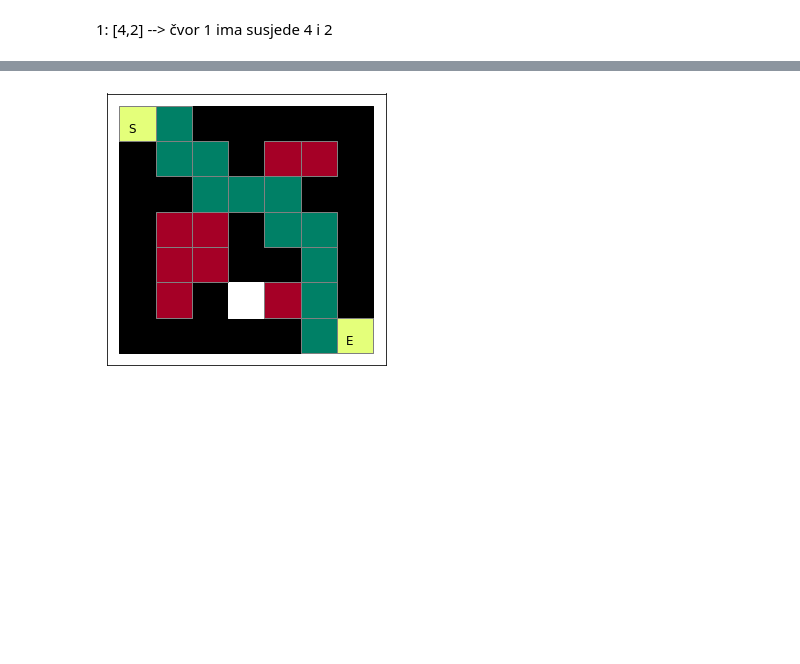
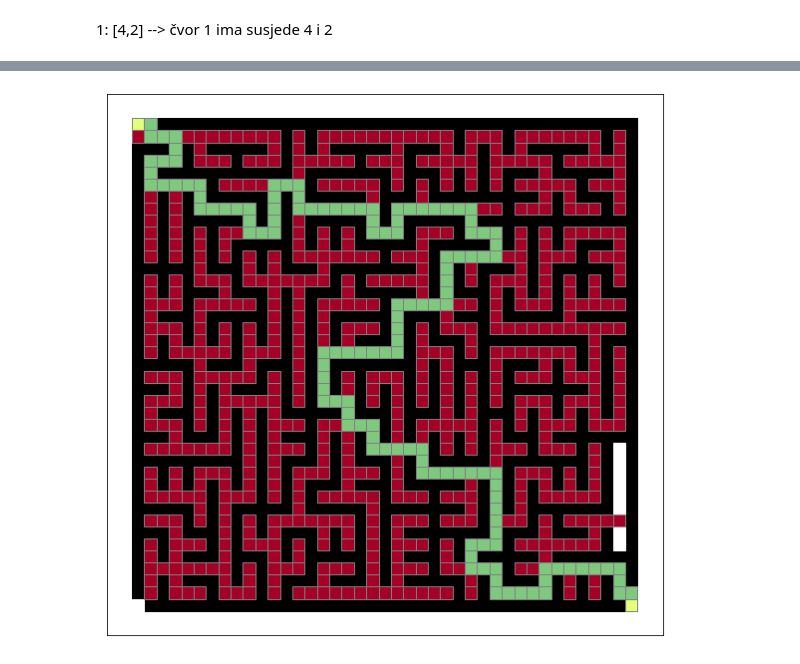
Before and after one commit to lornovak/MS-esej1, a Jupyter notebook: Esej 1..ipynb, the cells around one changed output, grey strips where cells are left out. Drawn from its saved outputs; the diff is of its cells as text; code cells hidden in the pictures; blank space fills up the shorter version.

```diff
--- a/Esej 1..ipynb
+++ b/Esej 1..ipynb
@@ -540,7 +597,24 @@ Na ovako spremljenom labirintu sada možemo pozivati funkcije BFS i DFS.
 # %%
 def draw(maze,path,visited):
 
-    fig, ax = plt.subplots(figsize=(5,5))
+    if not maze:
+        print("Greška kod učitavanja labirinta.")
+        return
+
+    size=len(maze)
+
+    for i in range(0,size,1):
+        if(len(maze[i])!=size):
+            print("Greška u dimenzijama labirinta.")
+            return
+
+    for i in range(0,size,1):
+        for j in range(0,size,1):
+            if(maze[i][j]!='#' and maze[i][j]!='.' and maze[i][j]!='S' and maze[i][j]!='E'):
+                print("Greška u labirintu!")
+                return
+
+    fig, ax = plt.subplots(figsize=(10,10))
     ax.set_facecolor('white')
     plt.gca().axes.get_yaxis().set_visible(False)
     plt.gca().axes.get_xaxis().set_visible(False)
@@ -554,8 +628,8 @@ def draw(maze,path,visited):
     colors=np.arange(10000)
     for i in range(0,10000,1):
         colors[i]=0
+
     k=0
-    size=len(maze)
     for i in range (0,size,1):
         for j in range(0,size,1):
             if(maze[i][j]=='#'):
@@ -565,7 +639,6 @@ def draw(maze,path,visited):
             elif(maze[i][j]=='S' or maze[i][j]=='E'):
                 rectangle = Rectangle([j,size-i-1], 1, 1, antialiased = True)
                 rects_s.append(rectangle)
-                ax.text(j+1/4, size-i-1+1/4, maze[i][j], fontsize=12)
 
             elif(k in path):
                 rectangle = Rectangle([j,size-i-1], 1, 1, antialiased = True)
@@ -582,7 +655,7 @@ def draw(maze,path,visited):
 
     rect_pcs_o = PatchCollection(rects_o, edgecolor='black', cmap='gray')   #obstacles
     rect_pcs_e = PatchCollection(rects_e, edgecolor='white', cmap='Greys')  #empty fields
-    rect_pcs_p = PatchCollection(rects_p, edgecolor='gray', cmap='summer')  #path
+    rect_pcs_p = PatchCollection(rects_p, edgecolor='gray', cmap='Accent')  #path
     rect_pcs_v = PatchCollection(rects_v, edgecolor='gray', cmap='RdYlBu')  #visited
     rect_pcs_s = PatchCollection(rects_s, edgecolor='gray', cmap='Wistia')  #start and end
 
@@ -607,0 +685,4 @@ draw(g,[],[])
+# %%
+lab41=read_from_txt("lab_41.txt")
+last41 = 41**2-1
+draw(lab41,[],[])
@@ -608,12 +691,13 @@ draw(g,[],[])
 # %%
-gr = convert_to_graph(g)
-for node in gr:
-    gr[node].sort
-pathb=[]
-visitedb=[]
-pathb, visitedb = BFS(gr, 0, 48)
-if(pathb):
-    draw(g,pathb,visitedb)
+graph41_b = convert_to_graph(lab41)
+if(graph41_b):
+    for node in graph41_b:
+        graph41_b[node].sort()
+    pathb=[]
+    visitedb=[]
+    pathb, visitedb = BFS(graph41_b, 0,last41)
+    if(pathb):
+        draw(lab41,pathb,visitedb)
 # %% [output]
-[figure, old version]
+[figure, new version]
 # %%
```
Also changed, not shown: parts of 60 cells of this notebook, 6 other files.
